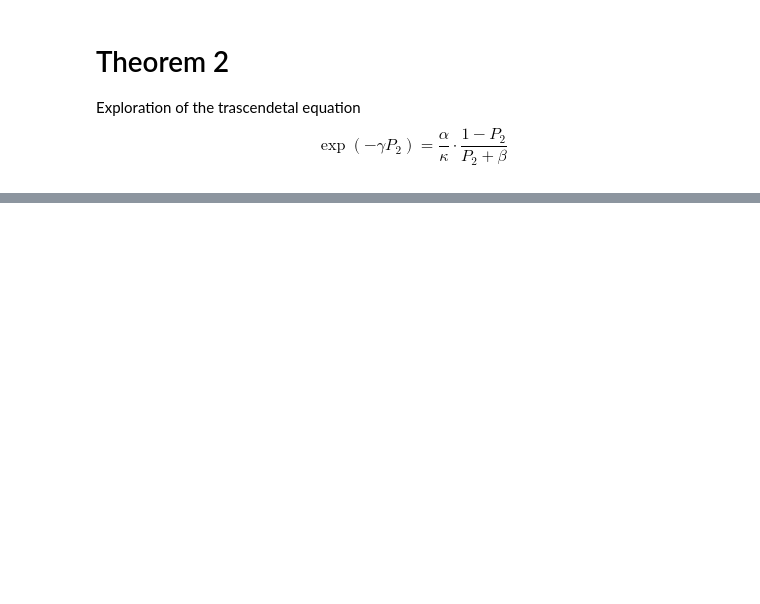
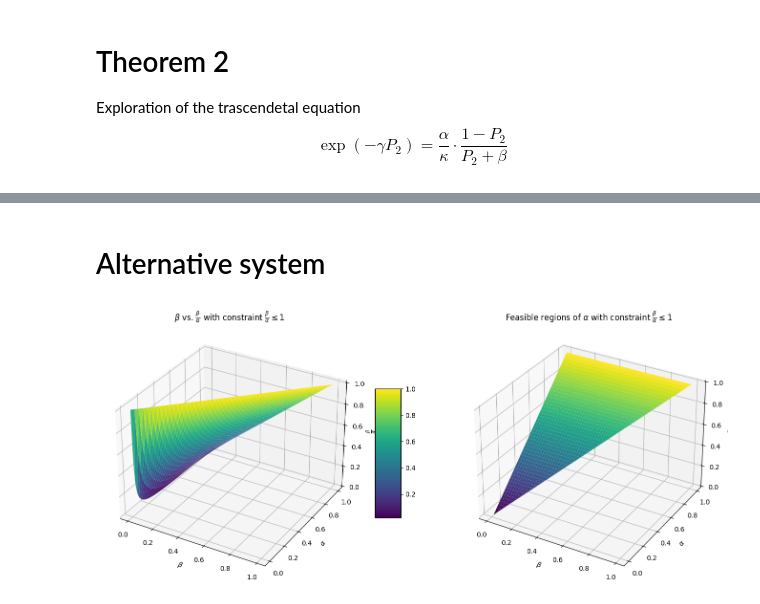
Before and after one commit to biomathematicus/FOO, a Jupyter notebook: Theorem2.ipynb, the cells around one changed output, grey strips where cells are left out. Saved outputs shown, nothing was run; the diff lists cells and outputs as text; code cells hidden in the pictures; blank space fills up the shorter version.

```diff
--- a/Theorem2.ipynb
+++ b/Theorem2.ipynb
@@ -76,0 +75,47 @@ VBox(children=(HBox(children=(FloatSlider(value=1.0, description='Alpha (α):',
+# %% [markdown]
+# Alternative system
+# %%
+import numpy as np
+import matplotlib.pyplot as plt
+
+# Define the range of beta and alpha
+beta = np.linspace(0.01, 0.99, 400)
+alpha = np.linspace(0.01, 0.99, 400)
+
+# Create a meshgrid for beta and alpha
+B, A = np.meshgrid(beta, alpha)
+
+# Compute the values of beta/alpha for each combination of beta and alpha
+Z = B / A
+
+# Apply the constraint beta/alpha <= 1
+Z_constrained = np.where(Z <= 1, Z, np.nan)
+
+# Create the figure and subplots
+fig, (ax1, ax2) = plt.subplots(1, 2, figsize=(14, 6), subplot_kw={'projection': '3d'})
+
+# First subplot: Surface plot with constraint beta/alpha <= 1
+surf = ax1.plot_surface(B, A, Z_constrained, cmap='viridis')
+ax1.set_title(r'$\beta$ vs. $\frac{\beta}{\alpha}$ with constraint $\frac{\beta}{\alpha} \leq 1$')
+ax1.set_xlabel(r'$\beta$')
+ax1.set_ylabel(r'$\alpha$')
+ax1.set_zlabel(r'$\frac{\beta}{\alpha}$')
+
+# Add a color bar to the first subplot
+fig.colorbar(surf, ax=ax1, shrink=0.5, aspect=5)
+
+# Second subplot: Feasible regions of alpha
+# Creating a mask to highlight feasible alpha regions
+feasible_alpha = np.where(Z <= 1, A, np.nan)
+
+ax2.plot_surface(B, A, feasible_alpha, cmap='viridis')
+ax2.set_title(r'Feasible regions of $\alpha$ with constraint $\frac{\beta}{\alpha} \leq 1$')
+ax2.set_xlabel(r'$\beta$')
+ax2.set_ylabel(r'$\alpha$')
+ax2.set_zlabel(r'$\alpha$')
+
+# Show the plots
+plt.tight_layout()
+plt.show()
+# %% [output]
+[figure, added]
```
Also changed, not shown: parts of 1 cell of this notebook, 10 other files.
